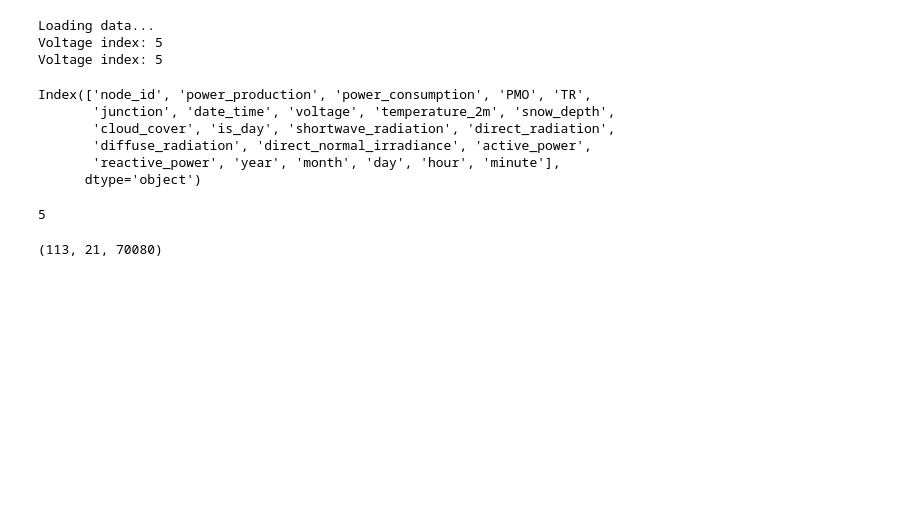
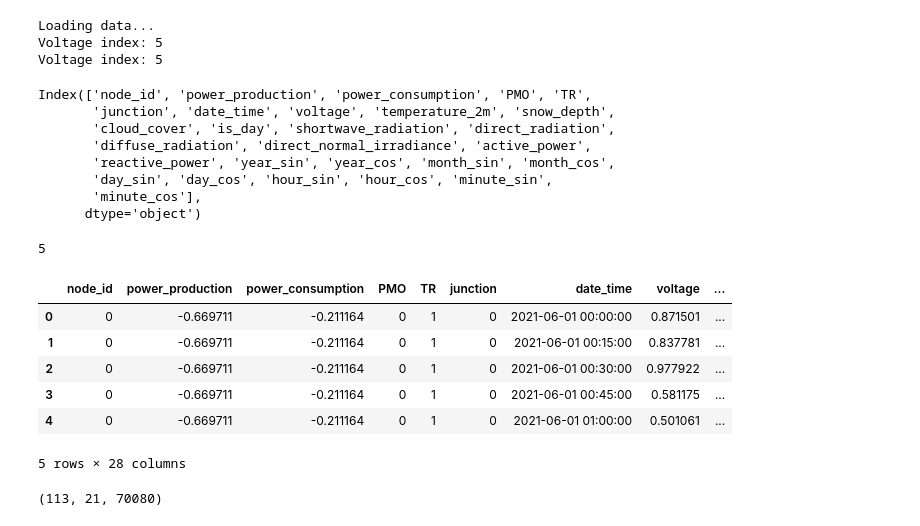
Before and after one commit to Kriznar4/GraphVolt, a Jupyter notebook: notebooks/06-kk-test_model.ipynb, the cells around one changed output. Cells and saved outputs as stored; diff of their text form; code cells hidden in the pictures; blank space fills up the shorter version.

```diff
--- a/notebooks/06-kk-test_model.ipynb
+++ b/notebooks/06-kk-test_model.ipynb
@@ -28,9 +28,10 @@ Loading data...
 Voltage index: 5
 Voltage index: 5
 # %%
-for node, df in loader._df_measurments.groupby("date_time"):
+for node, df in loader._df_measurments.groupby("node_id"):
     #if node == 0:
     #get index of voltade column
+        df11 = df
         voltage_ind = df.drop(columns=["date_time", "node_id"]).columns.get_loc("voltage")
         display(df.columns)
         print(voltage_ind)
@@ -40,9 +41,21 @@ Index(['node_id', 'power_production', 'power_consumption', 'PMO', 'TR',
        'junction', 'date_time', 'voltage', 'temperature_2m', 'snow_depth',
        'cloud_cover', 'is_day', 'shortwave_radiation', 'direct_radiation',
        'diffuse_radiation', 'direct_normal_irradiance', 'active_power',
-       'reactive_power', 'year', 'month', 'day', 'hour', 'minute'],
+       'reactive_power', 'year_sin', 'year_cos', 'month_sin', 'month_cos',
+       'day_sin', 'day_cos', 'hour_sin', 'hour_cos', 'minute_sin',
+       'minute_cos'],
       dtype='object')
 5
+# %%
+df11.head()
+# %% [output]
+|  | node_id | power_production | power_consumption | PMO | TR | junction | date_time | voltage | ... |
+| 0 | 0 | -0.669711 | -0.211164 | 0 | 1 | 0 | 2021-06-01 00:00:00 | 0.871501 | ... |
+| 1 | 0 | -0.669711 | -0.211164 | 0 | 1 | 0 | 2021-06-01 00:15:00 | 0.837781 | ... |
+| 2 | 0 | -0.669711 | -0.211164 | 0 | 1 | 0 | 2021-06-01 00:30:00 | 0.977922 | ... |
+| 3 | 0 | -0.669711 | -0.211164 | 0 | 1 | 0 | 2021-06-01 00:45:00 | 0.581175 | ... |
+| 4 | 0 | -0.669711 | -0.211164 | 0 | 1 | 0 | 2021-06-01 01:00:00 | 0.501061 | ... |
+5 rows × 28 columns
 # %%
 loader.dfs.shape
 # %% [output]
```
Also changed, not shown: parts of 4 cells of this notebook.
